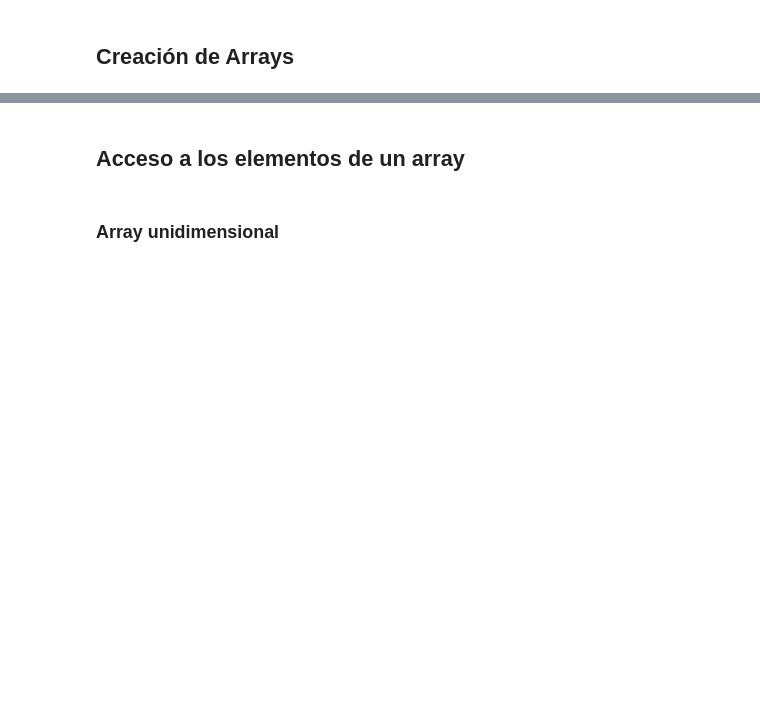
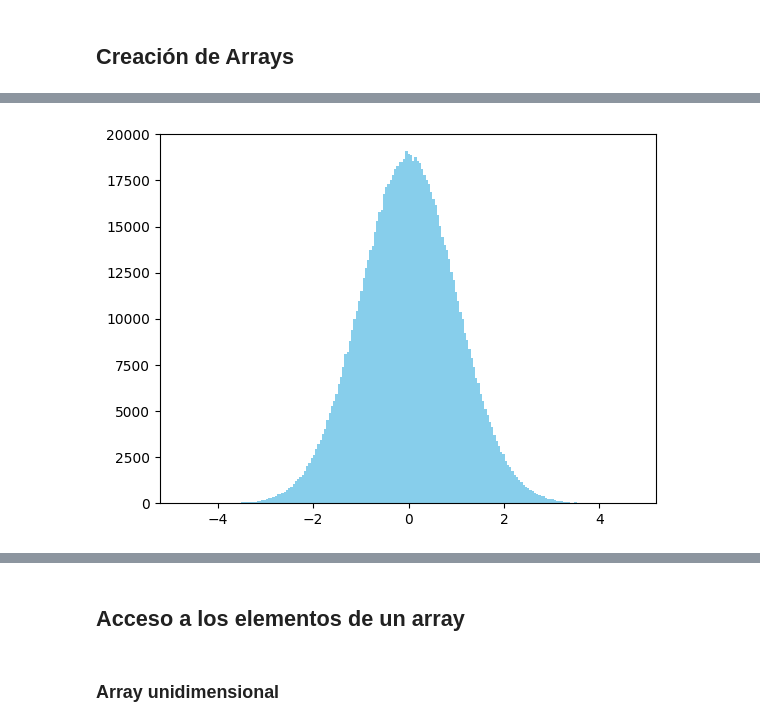
Before and after one commit to Spek7ro/Machine_Learning_Projects, a Jupyter notebook: DeepLearning/Introduccion_NumPy.ipynb, the cells around one changed output, grey strips where cells are left out. Saved outputs shown, nothing was run; the diff lists cells and outputs as text; code cells hidden in the pictures; blank space fills up the shorter version.

```diff
--- a/DeepLearning/Introduccion_NumPy.ipynb
+++ b/DeepLearning/Introduccion_NumPy.ipynb
@@ -73,11 +151,13 @@ np.random.randn(2, 4)
 # %%
 %matplotlib inline
 import matplotlib.pyplot as plt
 
 c = np.random.randn(1000000)
 
-plt.hist(c, bins=200)
+plt.hist(c, bins=200, color='skyblue')
 plt.show()
+# %% [output]
+[figure, added]
 # %%
 # Inicialización del Array utilizando una función personalizada
 
```
Also changed, not shown: parts of 53 cells of this notebook.
